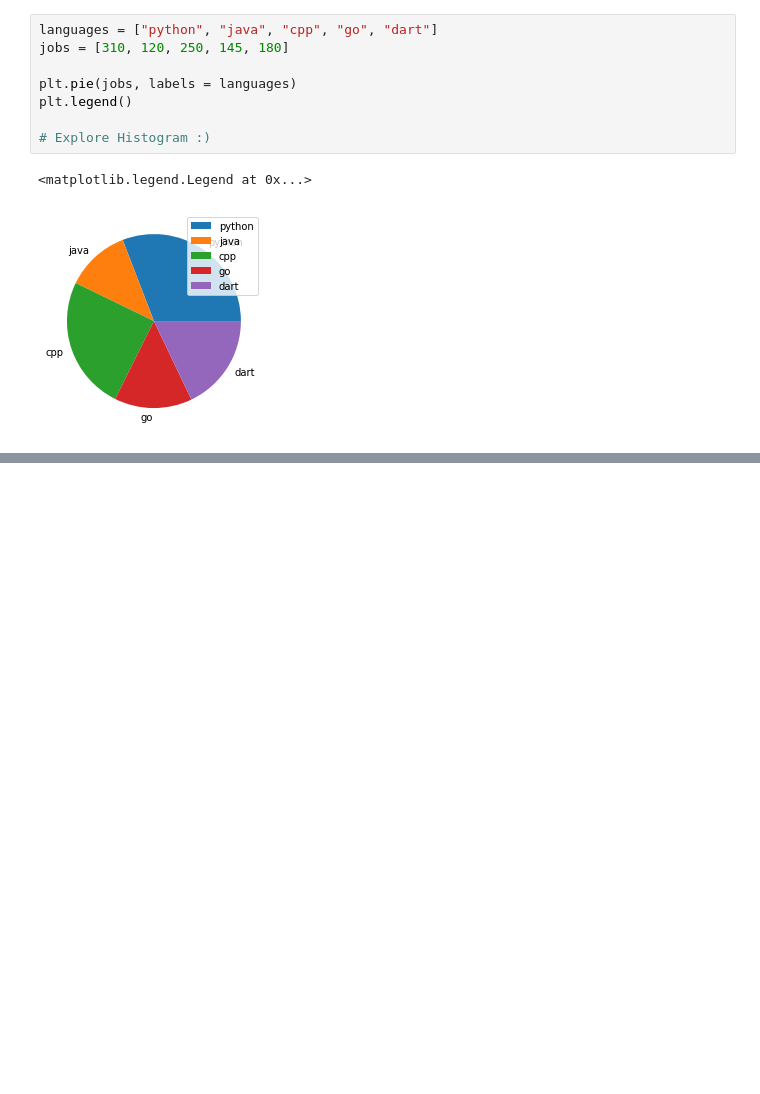
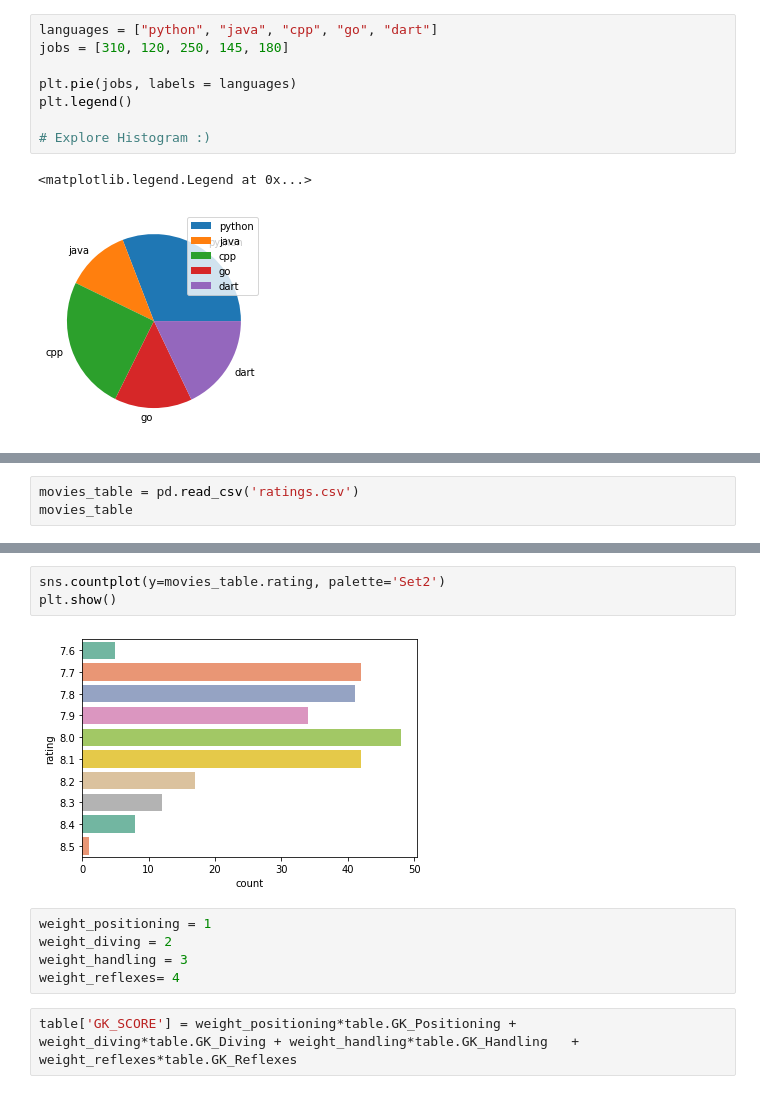
Before and after one commit to ishantk/GW2022PD1, a Jupyter notebook: GW2022PD1.ipynb, the cells around one changed output, grey strips where cells are left out. Cells and saved outputs as stored; diff of their text form; blank space fills up the shorter version.

```diff
--- a/GW2022PD1.ipynb
+++ b/GW2022PD1.ipynb
@@ -516,0 +614,3 @@ plt.legend()
+# %%
+movies_table = pd.read_csv('ratings.csv')
+movies_table
@@ -516,0 +631,12 @@ plt.legend()
+# %%
+sns.countplot(y=movies_table.rating, palette='Set2')
+plt.show()
+# %% [output]
+[figure, added]
+# %%
+weight_positioning = 1
+weight_diving = 2
+weight_handling = 3
+weight_reflexes= 4
+# %%
+table['GK_SCORE'] = weight_positioning*table.GK_Positioning + weight_diving*table.GK_Diving +	weight_handling*table.GK_Handling	+ weight_reflexes*table.GK_Reflexes
```
Also changed, not shown: parts of 22 cells of this notebook.
